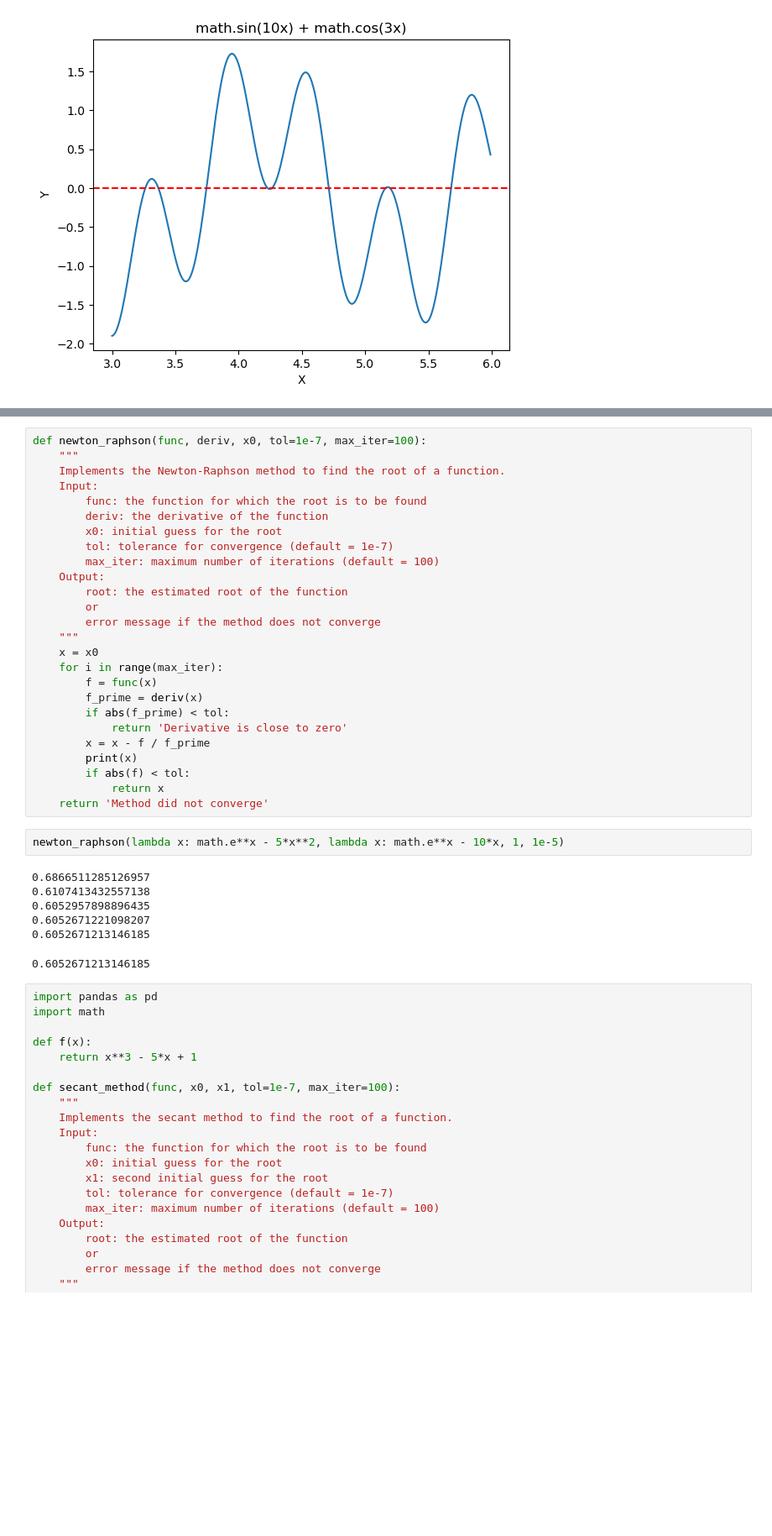
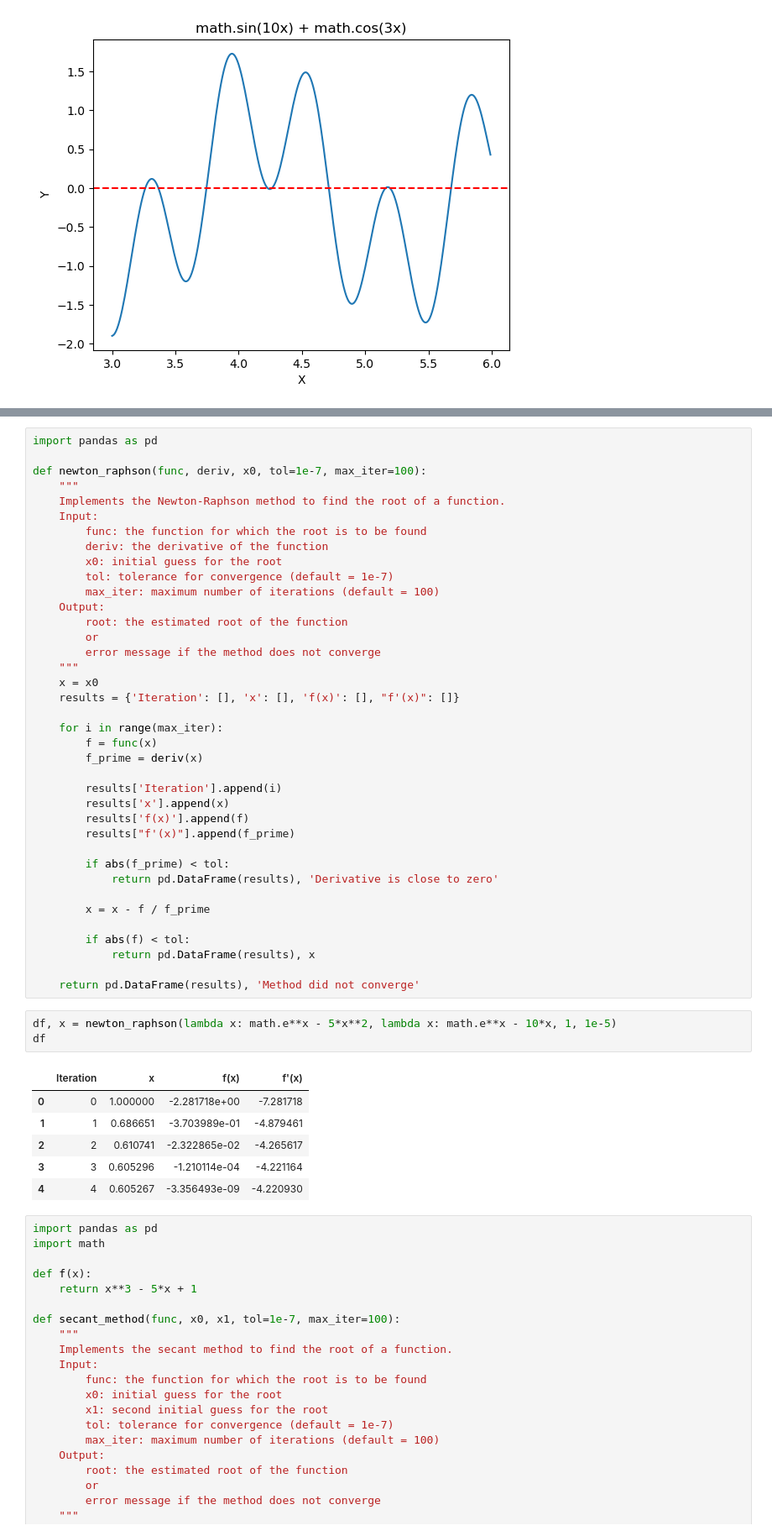
Before and after one commit to yogarn/metnum, a Jupyter notebook: 4_persamaan_non_linear.ipynb, the cells around one changed output, grey strips where cells are left out. Shown at 84% size. Saved outputs shown, nothing was run; the diff lists cells and outputs as text; blank space fills up the shorter version.

```diff
--- a/4_persamaan_non_linear.ipynb
+++ b/4_persamaan_non_linear.ipynb
@@ -140,4 +223,6 @@ regula_falsi(lambda x: math.sin(10*x) + math.cos(3*x), 3, 4)
 # %%
+import pandas as pd
+
 def newton_raphson(func, deriv, x0, tol=1e-7, max_iter=100):
     """
     Implements the Newton-Raphson method to find the root of a function.
@@ -153,25 +238,36 @@ def newton_raphson(func, deriv, x0, tol=1e-7, max_iter=100):
         error message if the method does not converge
     """
     x = x0
+    results = {'Iteration': [], 'x': [], 'f(x)': [], "f'(x)": []}
+
     for i in range(max_iter):
         f = func(x)
         f_prime = deriv(x)
+
+        results['Iteration'].append(i)
+        results['x'].append(x)
+        results['f(x)'].append(f)
+        results["f'(x)"].append(f_prime)
+
         if abs(f_prime) < tol:
-            return 'Derivative is close to zero'
+            return pd.DataFrame(results), 'Derivative is close to zero'
+
         x = x - f / f_prime
-        print(x)
+
         if abs(f) < tol:
-            return x
-    return 'Method did not converge'
+            return pd.DataFrame(results), x
+
+    return pd.DataFrame(results), 'Method did not converge'
 # %%
-newton_raphson(lambda x: math.e**x - 5*x**2, lambda x: math.e**x - 10*x, 1, 1e-5)
+df, x = newton_raphson(lambda x: math.e**x - 5*x**2, lambda x: math.e**x - 10*x, 1, 1e-5)
+df
 # %% [output]
-0.6866511285126957
-0.6107413432557138
-0.6052957898896435
-0.6052671221098207
-0.6052671213146185
-0.6052671213146185
+|  | Iteration | x | f(x) | f'(x) |
+| 0 | 0 | 1.000000 | -2.281718e+00 | -7.281718 |
+| 1 | 1 | 0.686651 | -3.703989e-01 | -4.879461 |
+| 2 | 2 | 0.610741 | -2.322865e-02 | -4.265617 |
+| 3 | 3 | 0.605296 | -1.210114e-04 | -4.221164 |
+| 4 | 4 | 0.605267 | -3.356493e-09 | -4.220930 |
 # %%
 import pandas as pd
 import math
```
Also changed, not shown: parts of 7 cells of this notebook.
